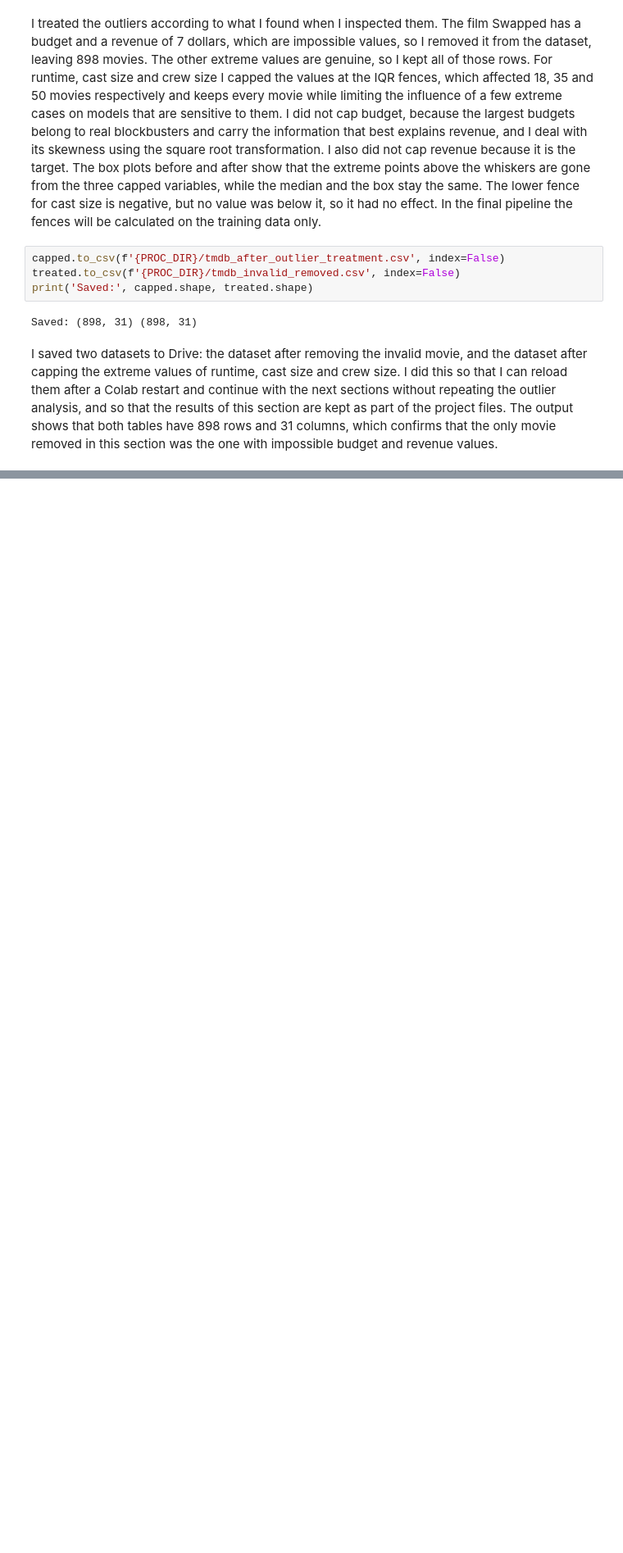
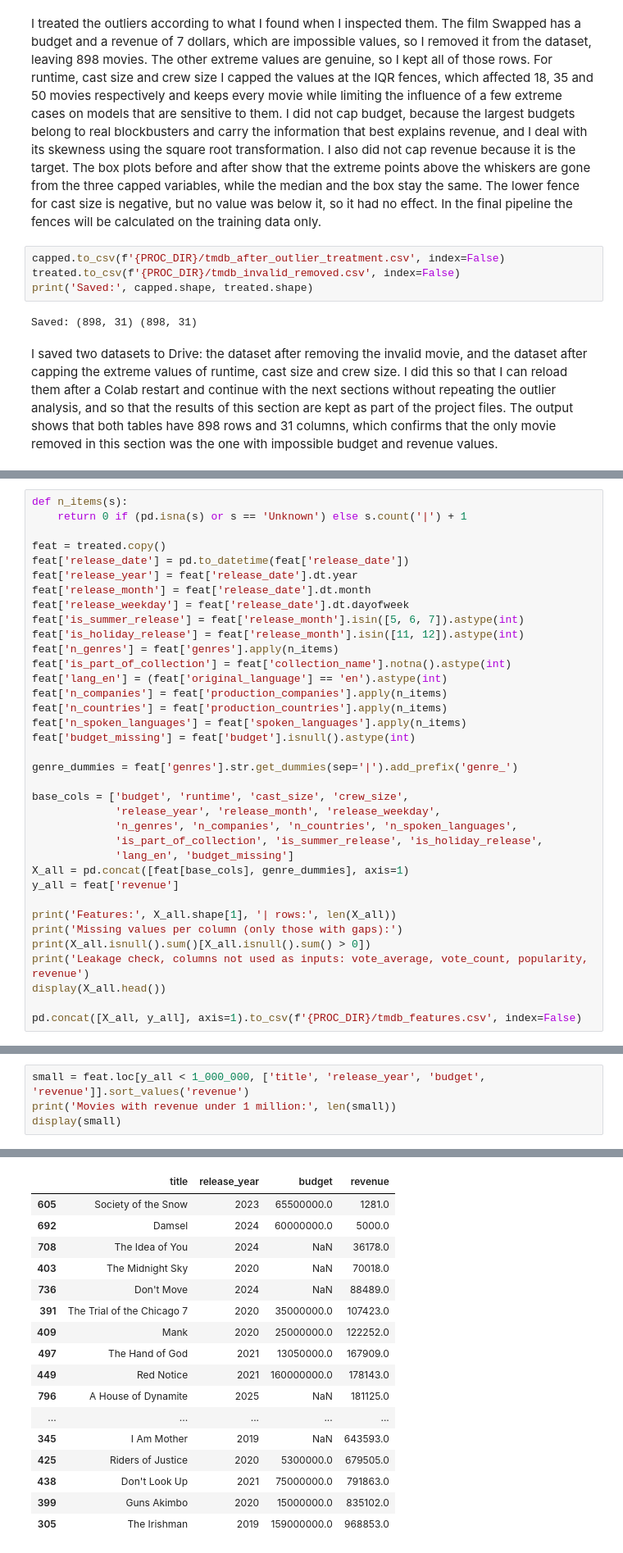
Before and after one commit to eishaiqbal767-cmyk/AI-TMBD-MOVIES-PROJECT, a Jupyter notebook: Notebooks/TMBD_Project.ipynb, the cells around one changed output, grey strips where cells are left out. Shown at 82% size. Drawn from its saved outputs; the diff is of its cells as text; blank space fills up the shorter version.

```diff
--- a/Notebooks/TMBD_Project.ipynb
+++ b/Notebooks/TMBD_Project.ipynb
@@ -1194,0 +1201,36 @@ I saved two datasets to Drive: the dataset after removing the invalid movie, and
+# %%
+def n_items(s):
+    return 0 if (pd.isna(s) or s == 'Unknown') else s.count('|') + 1
+
+feat = treated.copy()
+feat['release_date'] = pd.to_datetime(feat['release_date'])
+feat['release_year'] = feat['release_date'].dt.year
+feat['release_month'] = feat['release_date'].dt.month
+feat['release_weekday'] = feat['release_date'].dt.dayofweek
+feat['is_summer_release'] = feat['release_month'].isin([5, 6, 7]).astype(int)
+feat['is_holiday_release'] = feat['release_month'].isin([11, 12]).astype(int)
+feat['n_genres'] = feat['genres'].apply(n_items)
+feat['is_part_of_collection'] = feat['collection_name'].notna().astype(int)
+feat['lang_en'] = (feat['original_language'] == 'en').astype(int)
+feat['n_companies'] = feat['production_companies'].apply(n_items)
+feat['n_countries'] = feat['production_countries'].apply(n_items)
+feat['n_spoken_languages'] = feat['spoken_languages'].apply(n_items)
+feat['budget_missing'] = feat['budget'].isnull().astype(int)
+
+genre_dummies = feat['genres'].str.get_dummies(sep='|').add_prefix('genre_')
+
+base_cols = ['budget', 'runtime', 'cast_size', 'crew_size',
+             'release_year', 'release_month', 'release_weekday',
+             'n_genres', 'n_companies', 'n_countries', 'n_spoken_languages',
+             'is_part_of_collection', 'is_summer_release', 'is_holiday_release',
+             'lang_en', 'budget_missing']
+X_all = pd.concat([feat[base_cols], genre_dummies], axis=1)
+y_all = feat['revenue']
+
+print('Features:', X_all.shape[1], '| rows:', len(X_all))
+print('Missing values per column (only those with gaps):')
+print(X_all.isnull().sum()[X_all.isnull().sum() > 0])
+print('Leakage check, columns not used as inputs: vote_average, vote_count, popularity, revenue')
+display(X_all.head())
+
+pd.concat([X_all, y_all], axis=1).to_csv(f'{PROC_DIR}/tmdb_features.csv', index=False)
@@ -1194,0 +1256,5 @@ I saved two datasets to Drive: the dataset after removing the invalid movie, and
+# %%
+small = feat.loc[y_all < 1_000_000, ['title', 'release_year', 'budget', 'revenue']].sort_values('revenue')
+print('Movies with revenue under 1 million:', len(small))
+display(small)
+# %% [output]
@@ -1194,0 +1262,17 @@ I saved two datasets to Drive: the dataset after removing the invalid movie, and
+|  | title | release_year | budget | revenue |
+| 605 | Society of the Snow | 2023 | 65500000.0 | 1281.0 |
+| 692 | Damsel | 2024 | 60000000.0 | 5000.0 |
+| 708 | The Idea of You | 2024 | NaN | 36178.0 |
+| 403 | The Midnight Sky | 2020 | NaN | 70018.0 |
+| 736 | Don't Move | 2024 | NaN | 88489.0 |
+| 391 | The Trial of the Chicago 7 | 2020 | 35000000.0 | 107423.0 |
+| 409 | Mank | 2020 | 25000000.0 | 122252.0 |
+| 497 | The Hand of God | 2021 | 13050000.0 | 167909.0 |
+| 449 | Red Notice | 2021 | 160000000.0 | 178143.0 |
+| 796 | A House of Dynamite | 2025 | NaN | 181125.0 |
+| ... | ... | ... | ... | ... |
+| 345 | I Am Mother | 2019 | NaN | 643593.0 |
+| 425 | Riders of Justice | 2020 | 5300000.0 | 679505.0 |
+| 438 | Don't Look Up | 2021 | 75000000.0 | 791863.0 |
+| 399 | Guns Akimbo | 2020 | 15000000.0 | 835102.0 |
+| 305 | The Irishman | 2019 | 159000000.0 | 968853.0 |
```
Also changed, not shown: parts of 23 cells of this notebook.
